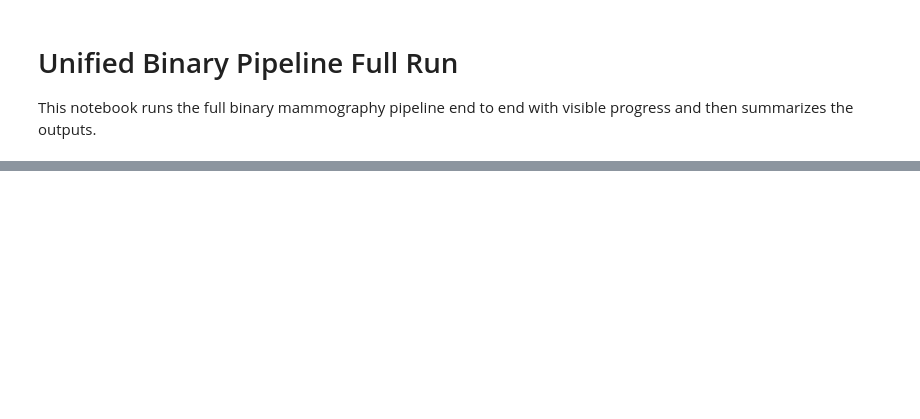
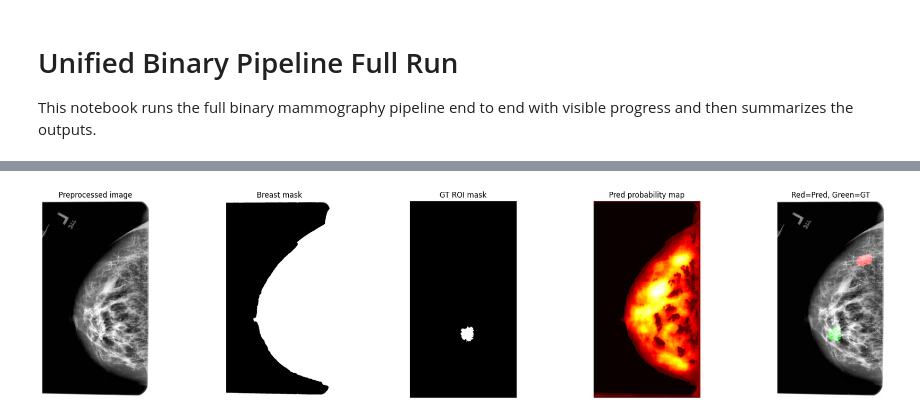
Before and after one commit to tushar-nayak/grading-cbisddsm, a Jupyter notebook: code/unified_binary_pipeline_full_run.ipynb, the cells around one changed output, grey strips where cells are left out. Cells and saved outputs as stored; diff of their text form; code cells hidden in the pictures; blank space fills up the shorter version.

Commit message:
adding best binary run

```diff
--- a/code/unified_binary_pipeline_full_run.ipynb
+++ b/code/unified_binary_pipeline_full_run.ipynb
@@ -6,9 +23,9 @@ This notebook runs the full binary mammography pipeline end to end with visible
 from pathlib import Path
 
 REPO_DIR = Path.cwd()
-DATASET_BASE = Path('/home/sofa/host_dir/spatial_alignment/dataset/raw/cbisddsm-kaggle')
+DATASET_BASE = Path("C:/Users/Roofu/Downloads/grading-cbisddsm-unified/grading-cbisddsm-unified/birads_dataset")
 MANIFEST_CSV = None  # Set to a CSV path to reuse an existing manifest
-CLASSIFIER_CHECKPOINT = None  # Set explicitly if needed
+CLASSIFIER_CHECKPOINT =  Path("C:/Users/Roofu/Downloads/grading-cbisddsm-unified/grading-cbisddsm-unified/output/binary_classifier_from_precomputed_best.pth") # Set explicitly if needed
 OUTPUT_DIR = REPO_DIR / 'binary_full_run_notebook'
 LIMIT = None  # Set to an integer for a quick smoke test
 MAX_LONG_SIDE = 1536
@@ -307,0 +203,85 @@ aggregate
+# %%
+import json
+from pathlib import Path
+import numpy as np
+import matplotlib.pyplot as plt
+
+import localizer
+
+# pick one sample
+row = manifest.iloc[1]
+side = str(row["breast_side"]).strip().upper()
+sample_id = str(row["sample_id"])
+
+print("sample_id:", sample_id)
+print("side:", side)
+print("checkpoint:", localizer.default_localizer_checkpoint())
+print("checkpoint exists:", Path(localizer.default_localizer_checkpoint()).exists())
+
+# load image the same way pipeline does
+cc_raw_original = load_grayscale_image(row["cc_image_path"], flip_right=side == "RIGHT")
+cc_raw = resize_long_side(cc_raw_original, MAX_LONG_SIDE)
+cc_gt_mask = load_roi_union(row["cc_roi_entries"], side, cc_raw, cc_raw_original.shape)
+
+cc_img = preprocess_mammogram(cc_raw)
+cc_breast = extract_breast_mask(cc_img)
+
+# clear cache so we know it reloads once
+localizer._MODEL_CACHE.clear()
+
+# run localization directly
+pred = localizer.predict_localization(
+    cc_img,
+    cc_breast,
+    checkpoint_path=localizer.default_localizer_checkpoint(),
+    input_size=512,   # match trained checkpoint
+)
+
+print("pred is None:", pred is None)
+if pred is not None:
+    print("pred mask sum:", int(pred.binary_mask.sum()))
+    print("pred confidence:", float(pred.confidence))
+    print("prob max:", float(pred.probability_map.max()))
+    active = pred.probability_map[cc_breast > 0]
+    print("prob mean on breast:", float(active.mean()) if active.size else 0.0)
+
+    gt = (cc_gt_mask > 0).astype(np.uint8)
+    pr = pred.binary_mask.astype(np.uint8)
+
+    inter = (gt & pr).sum()
+    denom = gt.sum() + pr.sum()
+    dice = (2 * inter / denom) if denom > 0 else 1.0
+    iou = (inter / ((gt | pr).sum())) if (gt | pr).sum() > 0 else 1.0
+
+    print("single-sample dice:", float(dice))
+    print("single-sample iou:", float(iou))
+
+    fig, axes = plt.subplots(1, 5, figsize=(22, 5))
+
+    axes[0].imshow(cc_img, cmap="gray")
+    axes[0].set_title("Preprocessed image")
+    axes[0].axis("off")
+
+    axes[1].imshow(cc_breast, cmap="gray")
+    axes[1].set_title("Breast mask")
+    axes[1].axis("off")
+
+    axes[2].imshow(cc_gt_mask, cmap="gray")
+    axes[2].set_title("GT ROI mask")
+    axes[2].axis("off")
+
+    axes[3].imshow(pred.probability_map, cmap="hot")
+    axes[3].set_title("Pred probability map")
+    axes[3].axis("off")
+
+    overlay = np.stack([cc_img, cc_img, cc_img], axis=-1)
+    overlay[..., 1] = np.maximum(overlay[..., 1], gt.astype(np.float32))  # green GT
+    overlay[..., 0] = np.maximum(overlay[..., 0], pr.astype(np.float32))  # red pred
+
+    axes[4].imshow(overlay)
+    axes[4].set_title("Red=Pred, Green=GT")
+    axes[4].axis("off")
+
+    plt.tight_layout()
+    plt.show()
+# %% [output]
@@ -307,0 +302 @@ aggregate
+[figure, added]
```
Also changed, not shown: parts of 11 cells of this notebook.
